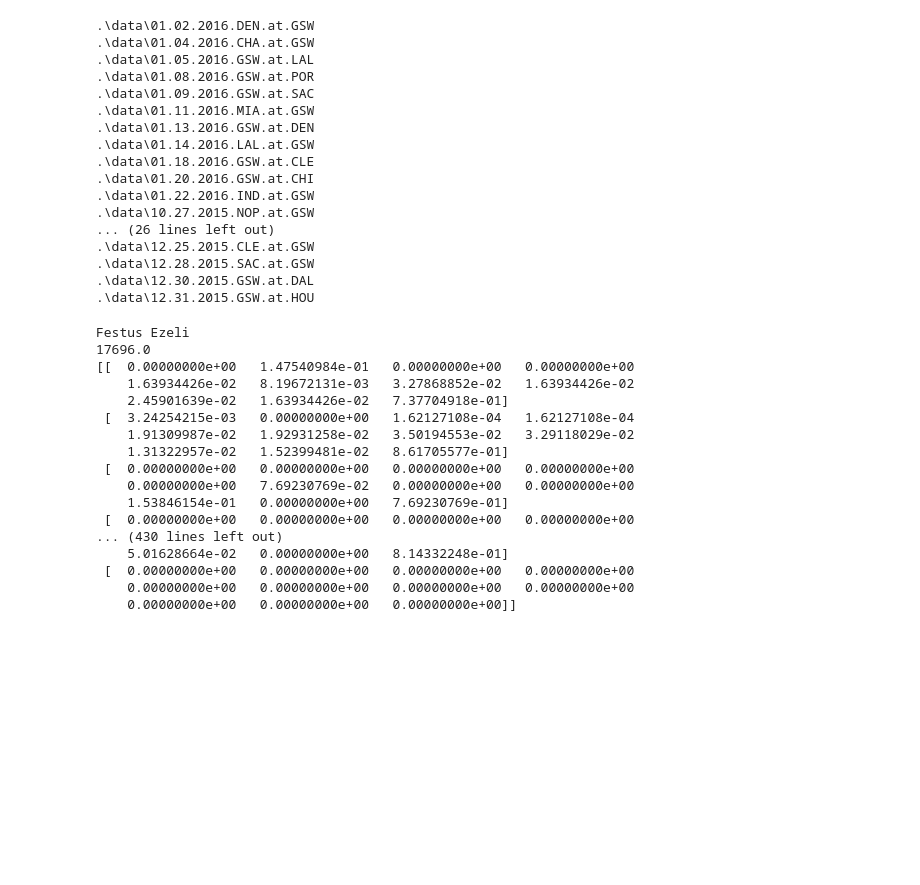
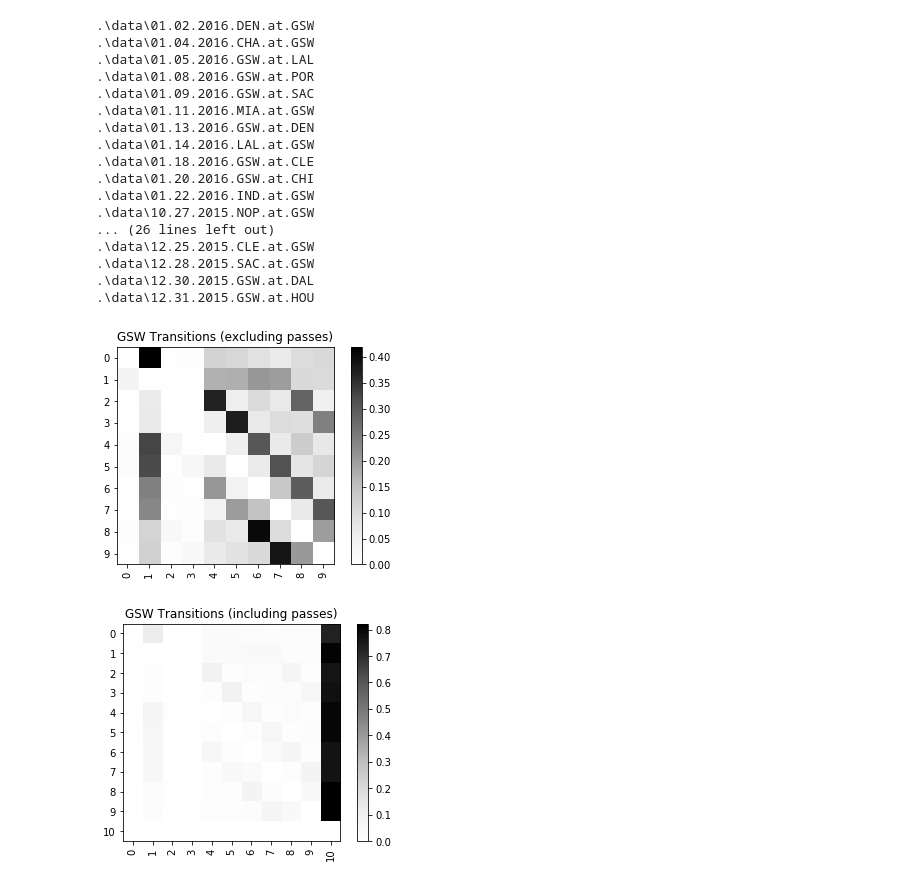
Before and after one commit to jtliao/nba-tracking-data-analysis, a Jupyter notebook: functions.ipynb, the cells around one changed output. Saved outputs shown, nothing was run; the diff lists cells and outputs as text; code cells hidden in the pictures; blank space fills up the shorter version.

```diff
--- a/functions.ipynb
+++ b/functions.ipynb
@@ -210,4 +258,4 @@ def ballhandler_transitions(abbrev, team_name, ballhandlers):
                                     seen_moments.add(mom_tuple)
     return b_transition_dict
 # %%
-trans = transitions("GSW", "Golden State Warriors")
+dists = distances_to_ball("Golden State Warriors")
@@ -214,2 +279,0 @@ trans = transitions("GSW", "Golden State Warriors")
-# %%
-dists = distances("GSW", "Golden State Warriors")
@@ -234,7 +280,7 @@ dists = distances("GSW", "Golden State Warriors")
 # %%
 bh = get_ballhandlers(dists)
 # %%
-bh_trans = ballhandler_transitions("GSW", "Golden State Warriors", bh)
+bh_trans = ballhandler_transitions("Golden State Warriors", bh)
 # %% [output]
 .\data\01.02.2016.DEN.at.GSW
 .\data\01.04.2016.CHA.at.GSW
@@ -254,26 +300,42 @@ bh_trans = ballhandler_transitions("GSW", "Golden State Warriors", bh)
 .\data\12.30.2015.GSW.at.DAL
 .\data\12.31.2015.GSW.at.HOU
 # %%
+# for team, players in bh_trans.items():
+#     for p, trans in players.items():
+#         print id_to_player[p]
+#         print np.sum(np.sum(trans[0], axis=0))
+#         print normalize(trans[0], axis=1, norm="l1")
+
 for team, players in bh_trans.items():
+    total = np.zeros((10, 10))
     for p, trans in players.items():
-        print id_to_player[p]
-        print np.sum(np.sum(trans, axis=0))
-        print normalize(trans[0], axis=1, norm="l1")
+        nptrans = np.array(trans[0])
+        total += nptrans[:10, :10]
+    normalized_nopass = normalize(total, axis=1, norm="l1")
+
+for team, players in bh_trans.items():
+    total = np.zeros((11, 11))
+    for p, trans in players.items():
+        total += trans[0]
+    normalized_pass = normalize(total, axis=1, norm="l1")
-# %% [output]
-Festus Ezeli
-17696.0
-[[  0.00000000e+00   1.47540984e-01   0.00000000e+00   0.00000000e+00
-    1.63934426e-02   8.19672131e-03   3.27868852e-02   1.63934426e-02
-    2.45901639e-02   1.63934426e-02   7.37704918e-01]
- [  3.24254215e-03   0.00000000e+00   1.62127108e-04   1.62127108e-04
-    1.91309987e-02   1.92931258e-02   3.50194553e-02   3.29118029e-02
-    1.31322957e-02   1.52399481e-02   8.61705577e-01]
- [  0.00000000e+00   0.00000000e+00   0.00000000e+00   0.00000000e+00
-    0.00000000e+00   7.69230769e-02   0.00000000e+00   0.00000000e+00
-    1.53846154e-01   0.00000000e+00   7.69230769e-01]
- [  0.00000000e+00   0.00000000e+00   0.00000000e+00   0.00000000e+00
-... (430 lines left out)
-    5.01628664e-02   0.00000000e+00   8.14332248e-01]
- [  0.00000000e+00   0.00000000e+00   0.00000000e+00   0.00000000e+00
-    0.00000000e+00   0.00000000e+00   0.00000000e+00   0.00000000e+00
-    0.00000000e+00   0.00000000e+00   0.00000000e+00]]
+# %%
+plt.title("GSW Transitions (excluding passes)")
+plt.imshow(normalized_nopass, interpolation='none',
+           cmap=plt.cm.Greys)
+plt.colorbar()
+
+plt.xticks(range(normalized_nopass.shape[0]), range(normalized_nopass.shape[0]), rotation=90)
+plt.yticks(range(normalized_nopass.shape[0]), range(normalized_nopass.shape[0]))
+plt.show()
+
+plt.title("GSW Transitions (including passes)")
+plt.imshow(normalized_pass, interpolation='none',
+           cmap=plt.cm.Greys)
+plt.colorbar()
+
+plt.xticks(range(normalized_pass.shape[0]), range(normalized_pass.shape[0]), rotation=90)
+plt.yticks(range(normalized_pass.shape[0]), range(normalized_pass.shape[0]))
+plt.show()
+# %% [output]
+[figure, added]
+[figure, added]
```
Also changed, not shown: parts of 29 cells of this notebook, 6 other files.
